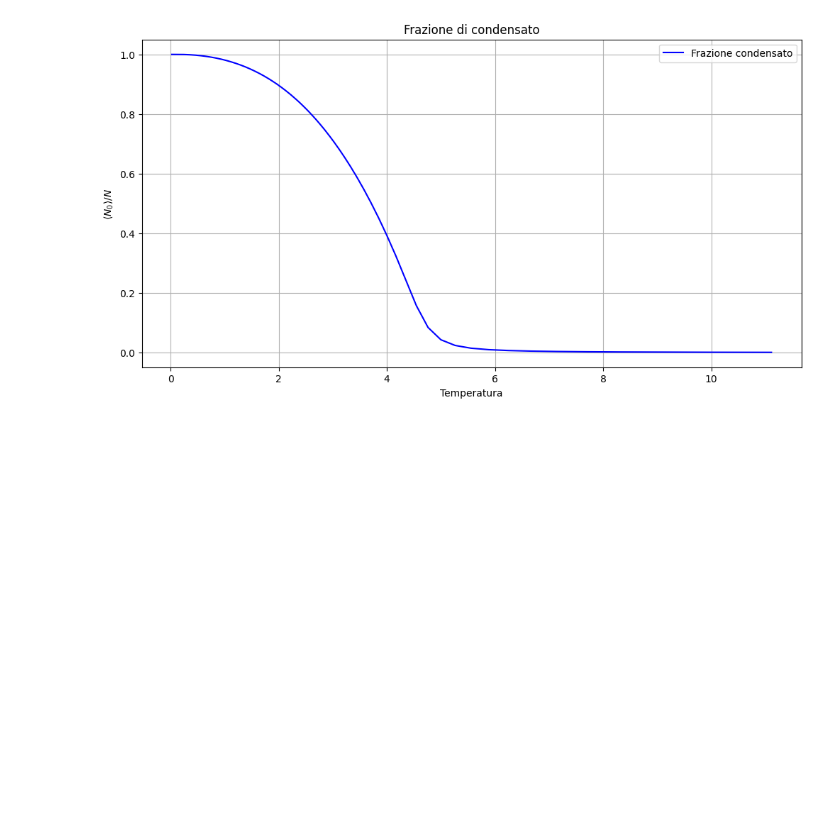
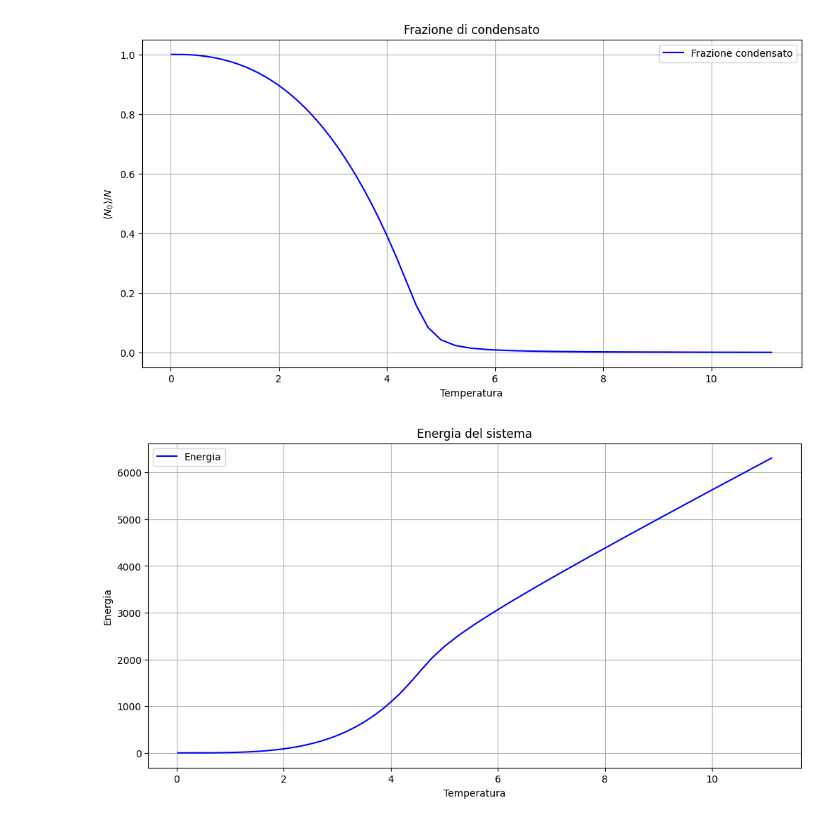
Before and after one commit to Negrini085/FSA, a Jupyter notebook: idealBosons/idealBosons.ipynb, the cells around one changed output. Drawn from its saved outputs; the diff is of its cells as text; code cells hidden in the pictures; blank space fills up the shorter version.

Commit message:
Aggiunto studio canonico del sistema in analisi

```diff
--- a/idealBosons/idealBosons.ipynb
+++ b/idealBosons/idealBosons.ipynb
@@ -111,3 +113,18 @@ plt.legend()
 plt.show()
 # %% [output]
 [figure]
+# %%
+plt.figure(figsize=(12,6))
+
+appo = np.loadtxt('canonicRecursion/osservabili.dat')
+plt.plot(1/appo[:, 0], appo[:, 1], color = 'blue', label = 'Energia')
+
+plt.xlabel("Temperatura")
+plt.ylabel(r"Energia")
+plt.title("Energia del sistema")
+
+plt.grid(True)
+plt.legend()
+plt.show()
+# %% [output]
+[figure, added]
```
Also changed, not shown: parts of 2 cells of this notebook.
